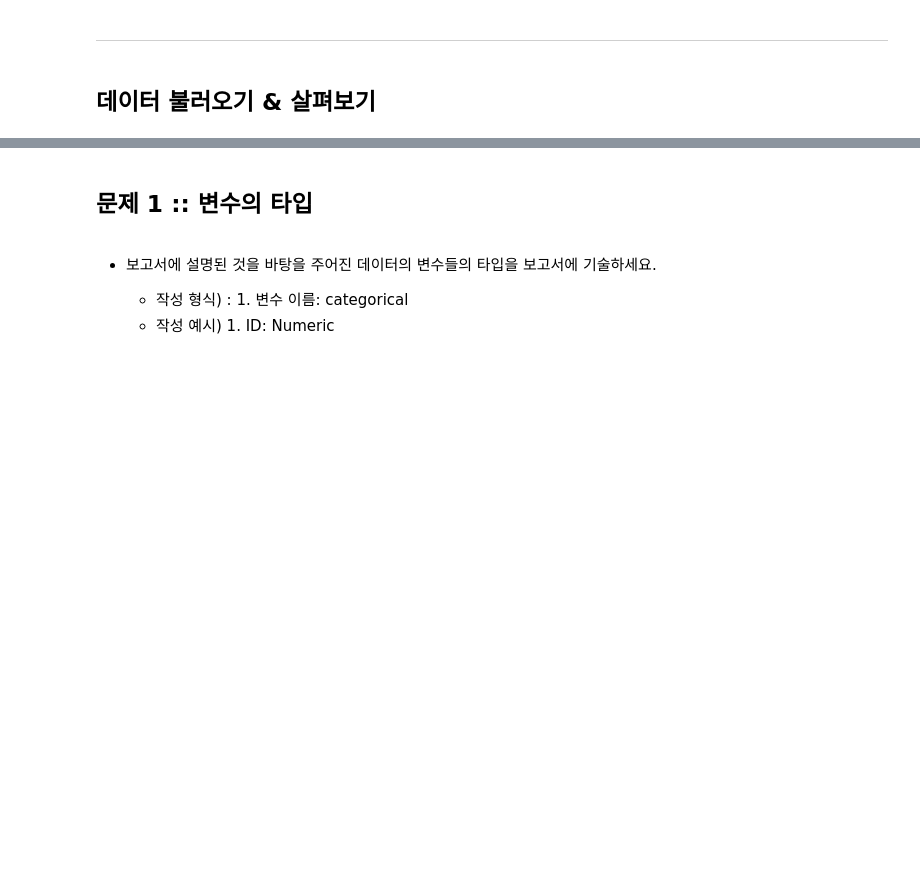
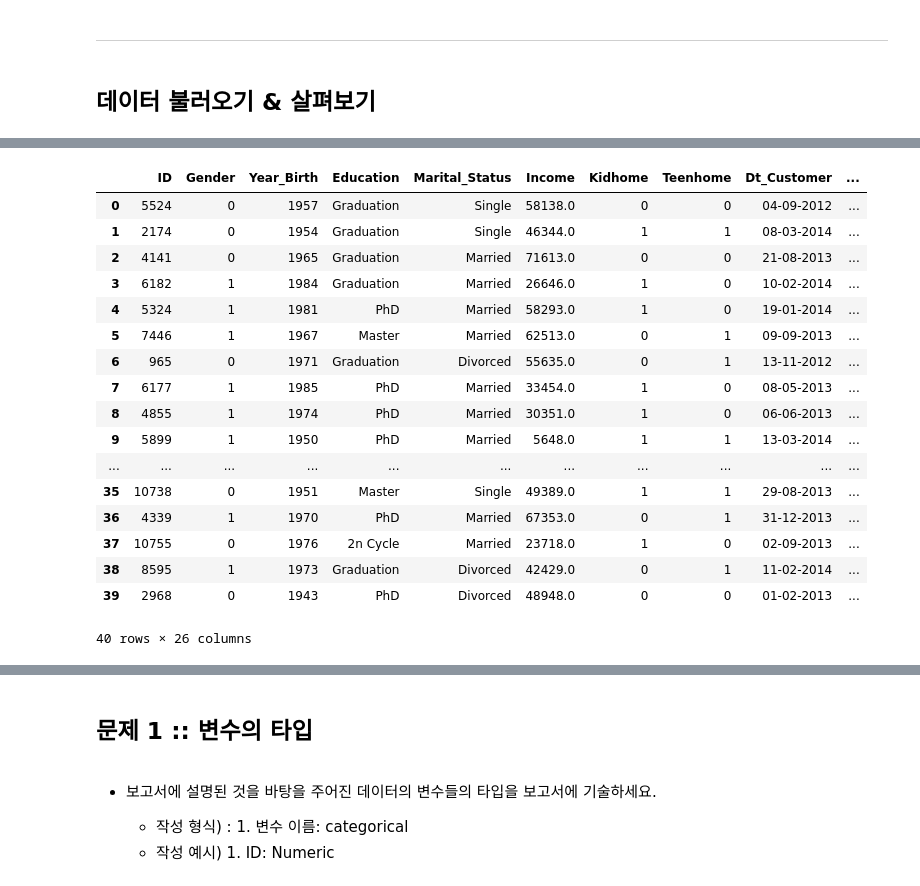
Before and after one commit to tpgus2603/2024S-Ajou-ML, a Jupyter notebook: HW1.ipynb, the cells around one changed output, grey strips where cells are left out. Cells and saved outputs as stored; diff of their text form; code cells hidden in the pictures; blank space fills up the shorter version.

```diff
--- a/HW1.ipynb
+++ b/HW1.ipynb
@@ -42,8 +58,27 @@ data.shape # (10000, 23) => 10000 개의 row(행), 23 개의 column(열)을 가
 # %%
 # head() 함수를 이용하여 해당 데이터의 맨 위 5개의 원소를 볼 수 있습니다.
 # 더 많은 행을 보고 싶다면 ()안에 숫자를 넣어주시면 됩니다.
 
-data.head()
+data.head(40)
+# %% [output]
+|  | ID | Gender | Year_Birth | Education | Marital_Status | Income | Kidhome | Teenhome | Dt_Customer | ... |
+| 0 | 5524 | 0 | 1957 | Graduation | Single | 58138.0 | 0 | 0 | 04-09-2012 | ... |
+| 1 | 2174 | 0 | 1954 | Graduation | Single | 46344.0 | 1 | 1 | 08-03-2014 | ... |
+| 2 | 4141 | 0 | 1965 | Graduation | Married | 71613.0 | 0 | 0 | 21-08-2013 | ... |
+| 3 | 6182 | 1 | 1984 | Graduation | Married | 26646.0 | 1 | 0 | 10-02-2014 | ... |
+| 4 | 5324 | 1 | 1981 | PhD | Married | 58293.0 | 1 | 0 | 19-01-2014 | ... |
+| 5 | 7446 | 1 | 1967 | Master | Married | 62513.0 | 0 | 1 | 09-09-2013 | ... |
+| 6 | 965 | 0 | 1971 | Graduation | Divorced | 55635.0 | 0 | 1 | 13-11-2012 | ... |
+| 7 | 6177 | 1 | 1985 | PhD | Married | 33454.0 | 1 | 0 | 08-05-2013 | ... |
+| 8 | 4855 | 1 | 1974 | PhD | Married | 30351.0 | 1 | 0 | 06-06-2013 | ... |
+| 9 | 5899 | 1 | 1950 | PhD | Married | 5648.0 | 1 | 1 | 13-03-2014 | ... |
+| ... | ... | ... | ... | ... | ... | ... | ... | ... | ... | ... |
+| 35 | 10738 | 0 | 1951 | Master | Single | 49389.0 | 1 | 1 | 29-08-2013 | ... |
+| 36 | 4339 | 1 | 1970 | PhD | Married | 67353.0 | 0 | 1 | 31-12-2013 | ... |
+| 37 | 10755 | 0 | 1976 | 2n Cycle | Married | 23718.0 | 1 | 0 | 02-09-2013 | ... |
+| 38 | 8595 | 1 | 1973 | Graduation | Divorced | 42429.0 | 0 | 1 | 11-02-2014 | ... |
+| 39 | 2968 | 0 | 1943 | PhD | Divorced | 48948.0 | 0 | 0 | 01-02-2013 | ... |
+40 rows × 26 columns
 # %%
 # tail() 함수를 이용하여 해당 데이터의 맨 뒤 5개의 원소를 볼 수 있습니다.
 # 더 많은 행을 보고 싶다면 ()안에 숫자를 넣어주시면 됩니다.
```
Also changed, not shown: parts of 44 cells of this notebook.
